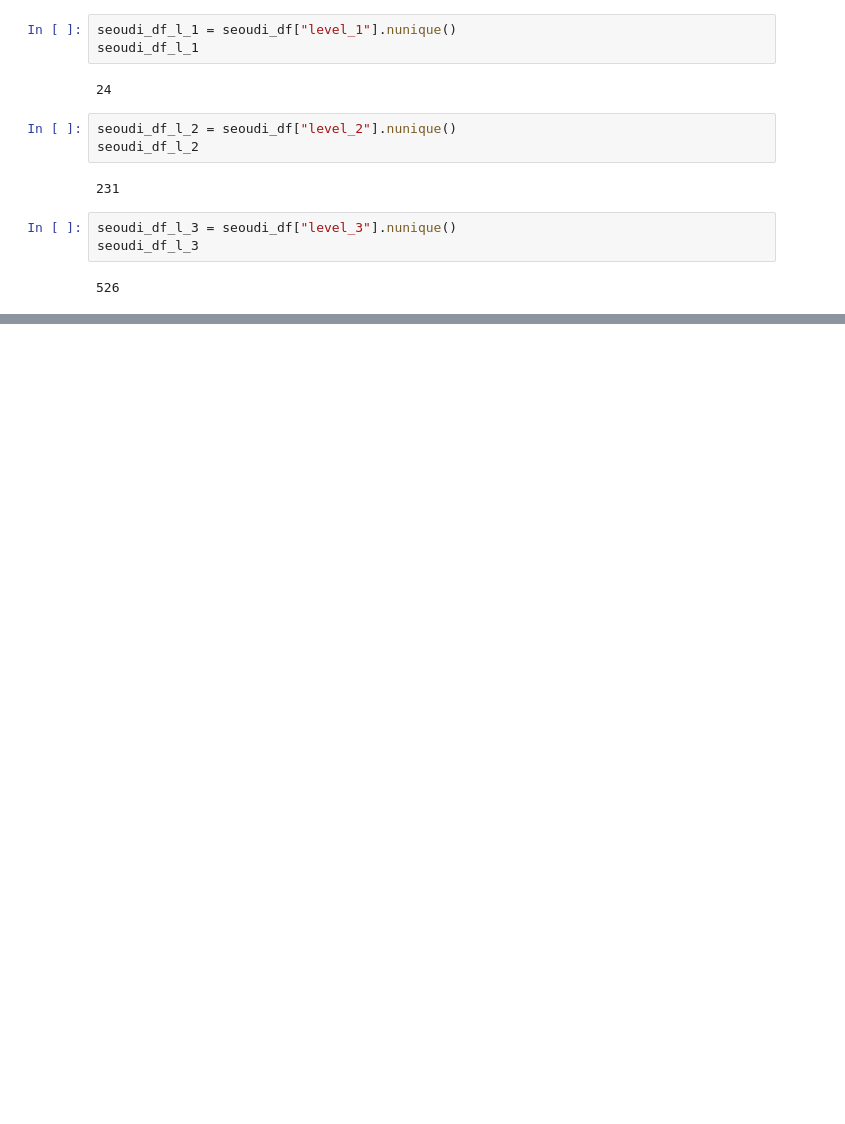
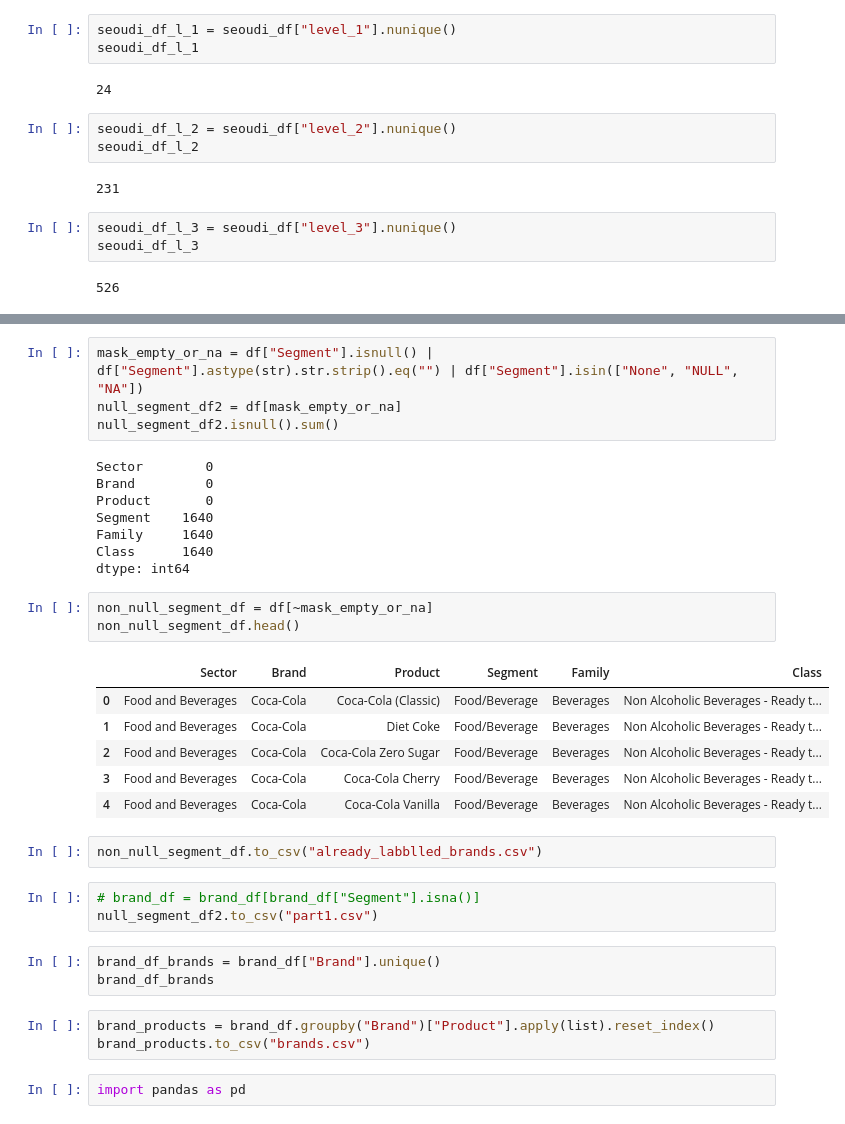
Before and after one commit to A11Veles/PC_Iter7, a Jupyter notebook: src/prepare_merged_datasets.ipynb, the cells around one changed output, grey strips where cells are left out. Cells and saved outputs as stored; diff of their text form; blank space fills up the shorter version.

```diff
--- a/src/prepare_merged_datasets.ipynb
+++ b/src/prepare_merged_datasets.ipynb
@@ -280,0 +316,35 @@ seoudi_df_l_3
+# %%
+mask_empty_or_na = df["Segment"].isnull() | df["Segment"].astype(str).str.strip().eq("") | df["Segment"].isin(["None", "NULL", "NA"])
+null_segment_df2 = df[mask_empty_or_na]
+null_segment_df2.isnull().sum()
+# %% [output]
+Sector        0
+Brand         0
+Product       0
+Segment    1640
+Family     1640
+Class      1640
+dtype: int64
+# %%
+non_null_segment_df = df[~mask_empty_or_na]
+non_null_segment_df.head()
+# %% [output]
+|  | Sector | Brand | Product | Segment | Family | Class |
+| 0 | Food and Beverages | Coca-Cola | Coca-Cola (Classic) | Food/Beverage | Beverages | Non Alcoholic Beverages - Ready t... |
+| 1 | Food and Beverages | Coca-Cola | Diet Coke | Food/Beverage | Beverages | Non Alcoholic Beverages - Ready t... |
+| 2 | Food and Beverages | Coca-Cola | Coca-Cola Zero Sugar | Food/Beverage | Beverages | Non Alcoholic Beverages - Ready t... |
+| 3 | Food and Beverages | Coca-Cola | Coca-Cola Cherry | Food/Beverage | Beverages | Non Alcoholic Beverages - Ready t... |
+| 4 | Food and Beverages | Coca-Cola | Coca-Cola Vanilla | Food/Beverage | Beverages | Non Alcoholic Beverages - Ready t... |
+# %%
+non_null_segment_df.to_csv("already_labblled_brands.csv")
+# %%
+# brand_df = brand_df[brand_df["Segment"].isna()]
+null_segment_df2.to_csv("part1.csv")
+# %%
+brand_df_brands = brand_df["Brand"].unique()
+brand_df_brands
+# %%
+brand_products = brand_df.groupby("Brand")["Product"].apply(list).reset_index()
+brand_products.to_csv("brands.csv")
+# %%
+import pandas as pd
```
Also changed, not shown: parts of 12 cells of this notebook, 5 other files.
